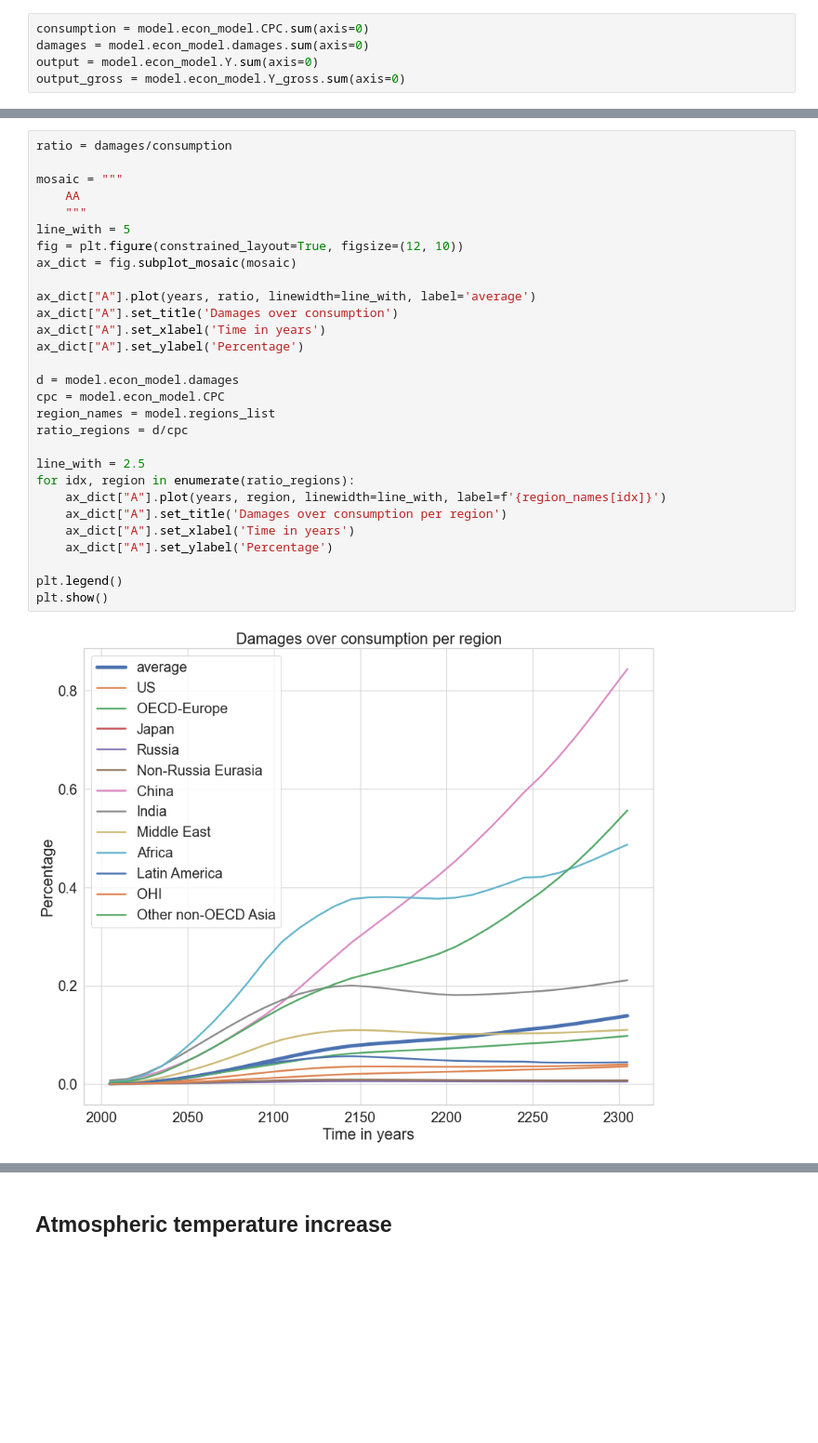
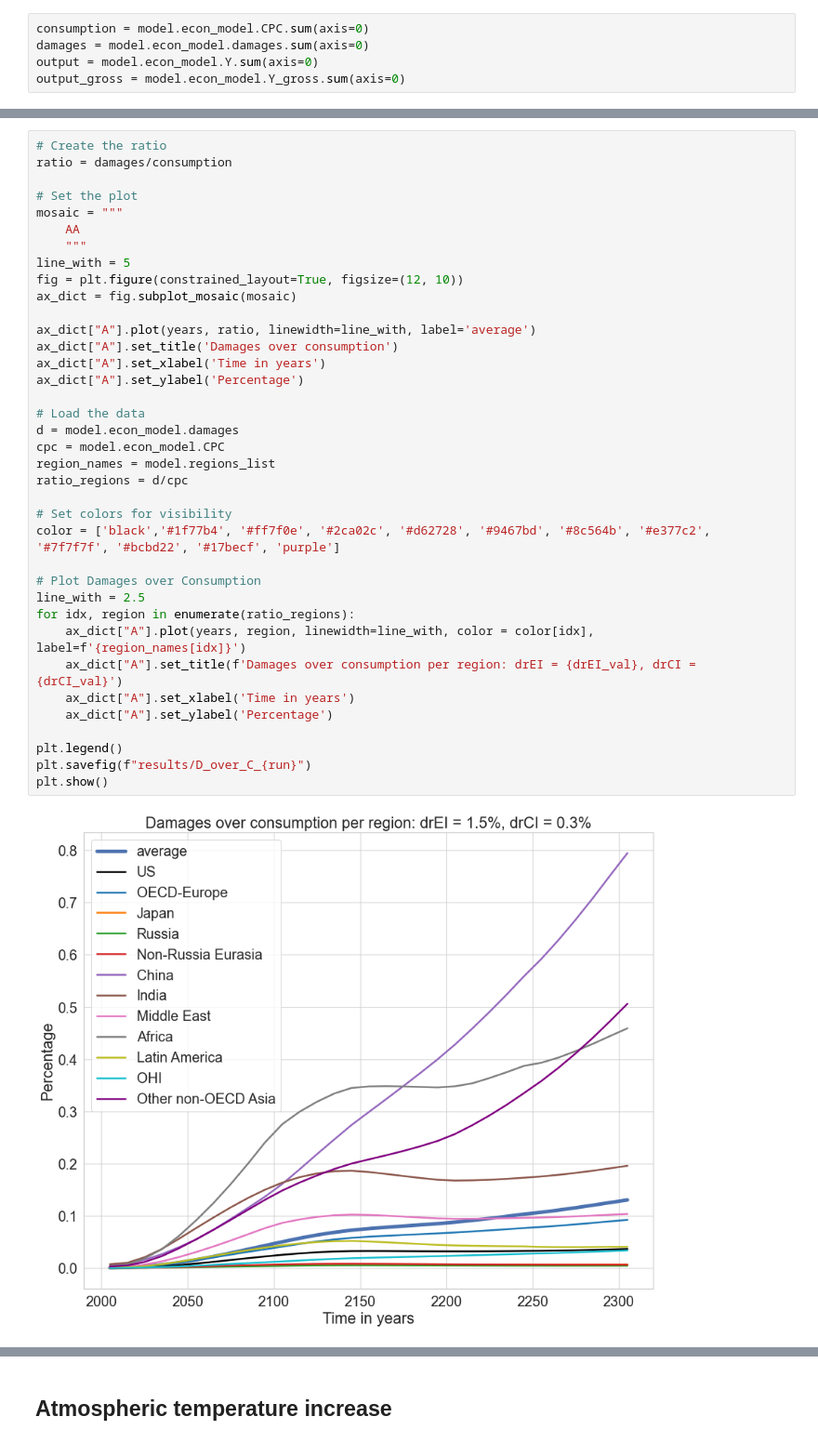
Before and after one commit to maryamalki/PyRICE_2022, a Jupyter notebook: examples/simulation.ipynb, the cells around one changed output, grey strips where cells are left out. Shown at 93% size. Saved outputs shown, nothing was run; the diff lists cells and outputs as text; blank space fills up the shorter version.

```diff
--- a/examples/simulation.ipynb
+++ b/examples/simulation.ipynb
@@ -200,34 +216,42 @@ plt.show()
 # %%
+# Create the ratio
 ratio = damages/consumption
 
+# Set the plot
 mosaic = """
     AA
     """
 line_with = 5
 fig = plt.figure(constrained_layout=True, figsize=(12, 10))
 ax_dict = fig.subplot_mosaic(mosaic)
 
 ax_dict["A"].plot(years, ratio, linewidth=line_with, label='average')
 ax_dict["A"].set_title('Damages over consumption')
 ax_dict["A"].set_xlabel('Time in years')
 ax_dict["A"].set_ylabel('Percentage')
 
+# Load the data
 d = model.econ_model.damages
 cpc = model.econ_model.CPC
 region_names = model.regions_list
 ratio_regions = d/cpc
 
+# Set colors for visibility
+color = ['black','#1f77b4', '#ff7f0e', '#2ca02c', '#d62728', '#9467bd', '#8c564b', '#e377c2', '#7f7f7f', '#bcbd22', '#17becf', 'purple']
+
+# Plot Damages over Consumption
 line_with = 2.5
 for idx, region in enumerate(ratio_regions):
-    ax_dict["A"].plot(years, region, linewidth=line_with, label=f'{region_names[idx]}')
-    ax_dict["A"].set_title('Damages over consumption per region')
+    ax_dict["A"].plot(years, region, linewidth=line_with, color = color[idx], label=f'{region_names[idx]}')
+    ax_dict["A"].set_title(f'Damages over consumption per region: drEI = {drEI_val}, drCI = {drCI_val}')
     ax_dict["A"].set_xlabel('Time in years')
     ax_dict["A"].set_ylabel('Percentage')
 
 plt.legend()
+plt.savefig(f"results/D_over_C_{run}")
 plt.show()
 # %% [output]
-[figure, old version]
+[figure, new version]
 # %%
 cpcq = results_formatted.df_cpc_pre_damage
 damagesq = cpcq - results_formatted.df_cpc_post_damage
```
Also changed, not shown: parts of 20 cells of this notebook, 2 other files.
